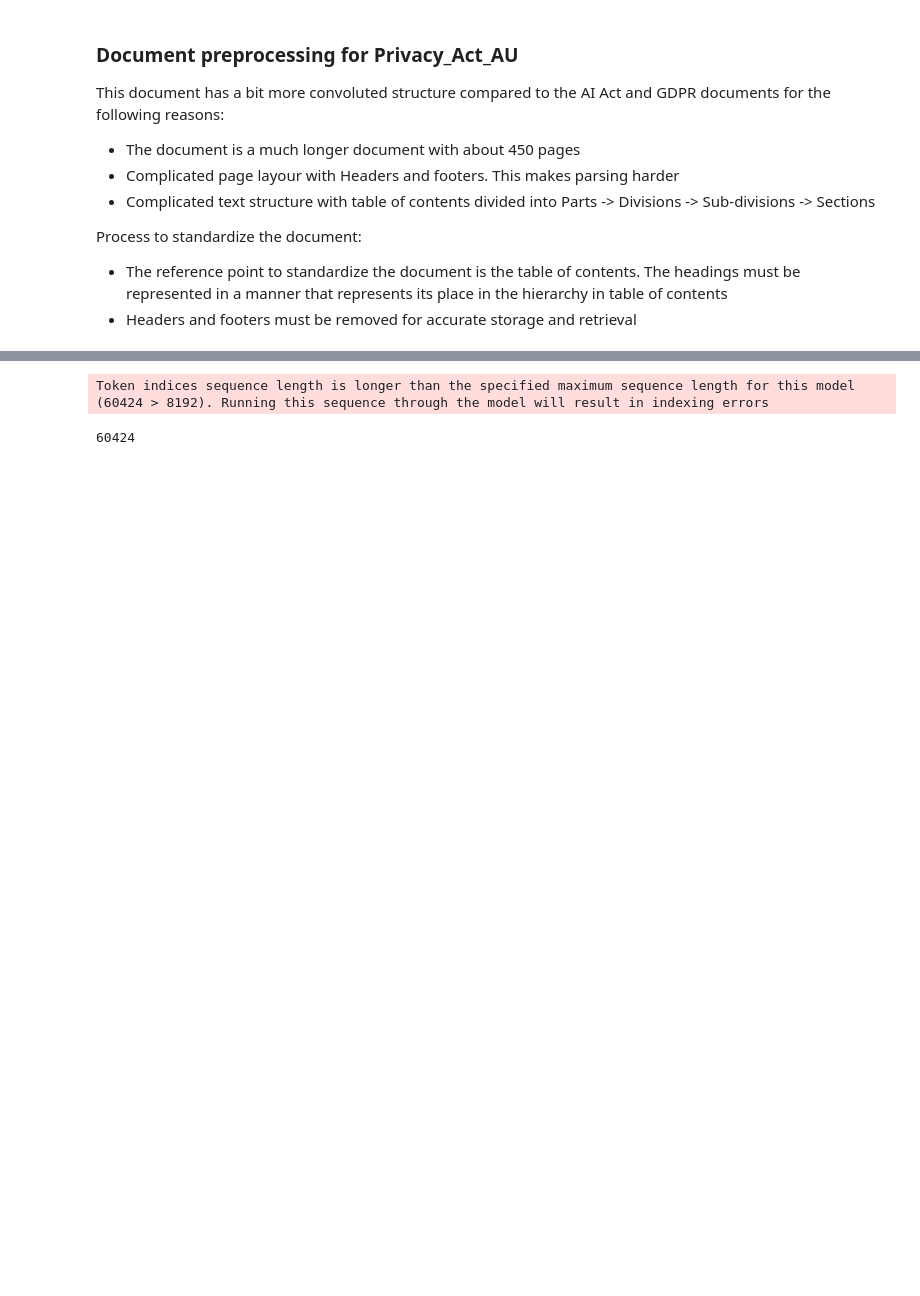
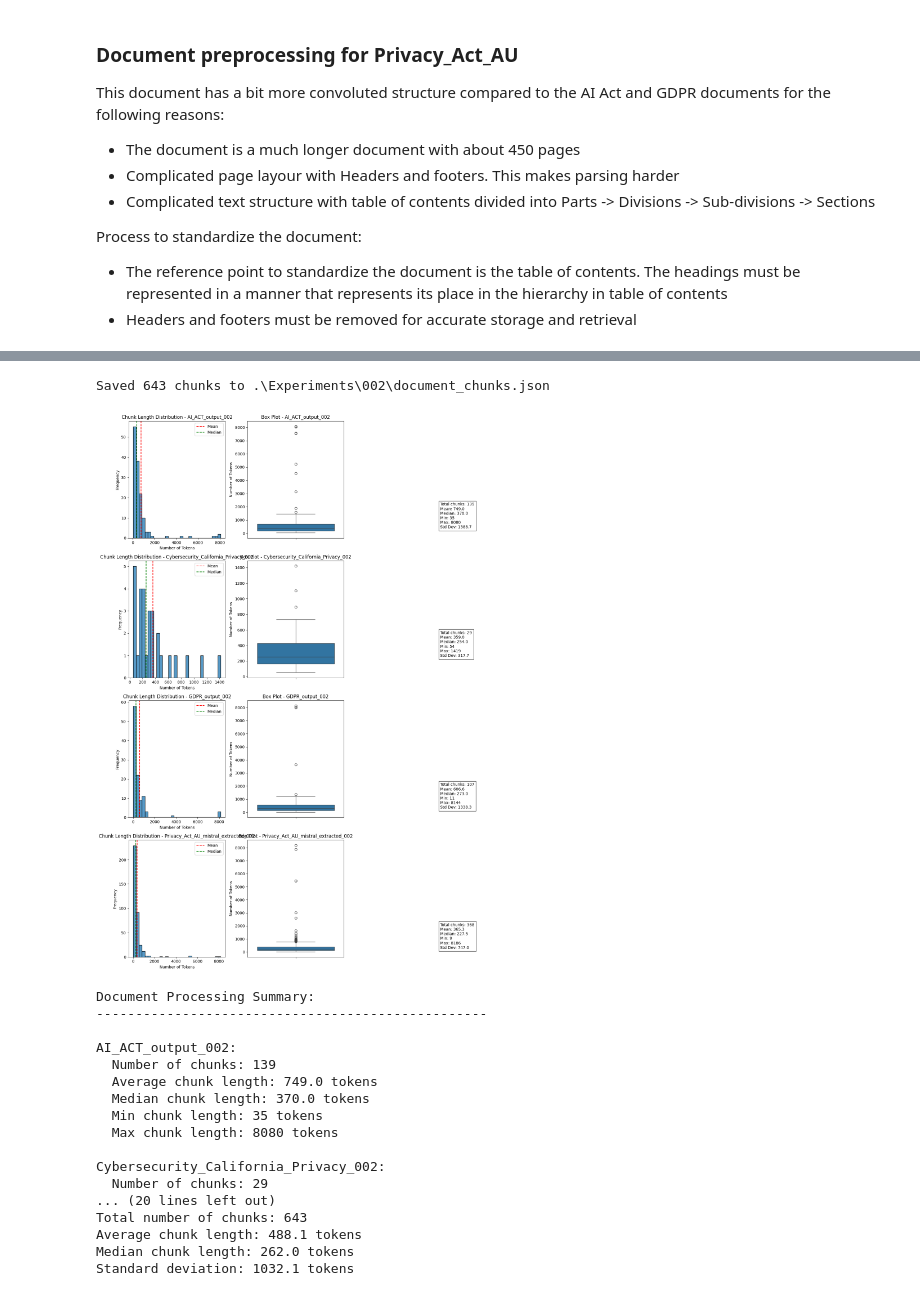
Before and after one commit to shresht8/RAG-case-study, a Jupyter notebook: data-preprocess.ipynb, the cells around one changed output, grey strips where cells are left out. Drawn from its saved outputs; the diff is of its cells as text; code cells hidden in the pictures; blank space fills up the shorter version.

Commit message:
chunker and distribution graph - experiment 2

```diff
--- a/data-preprocess.ipynb
+++ b/data-preprocess.ipynb
@@ -101,7 +101,7 @@ from docling.chunking import HybridChunker
 from docling.document_converter import DocumentConverter
 
 class DocumentChunker:
-    def __init__(self, base_dir: str = "processed_docs", model_id: str = "answerdotai/ModernBERT-base"):
+    def __init__(self,  file_ext: str, base_dir: str = "processed_docs", model_id: str = "answerdotai/ModernBERT-base"):
         """
         Initialize the DocumentChunker with necessary components.
 
@@ -115,6 +115,7 @@ class DocumentChunker:
 
         self.base_dir = Path(base_dir)
         self.model_id = model_id
+        self.file_ext = file_ext
 
         # Initialize components
         self._setup_components()
@@ -166,7 +167,7 @@ class DocumentChunker:
             Dictionary mapping document names to their ordered chunks
         """
         # Find all markdown files
-        md_files = list(self.base_dir.glob("**/*-with-image-refs.md"))
+        md_files = list(self.base_dir.glob(self.file_ext))
 
         if not md_files:
             self.logger.warning(f"No markdown files found in {self.base_dir}")
@@ -204,7 +205,7 @@ class DocumentChunker:
 # Example usage
 if __name__ == "__main__":
     # Initialize the chunker
-    doc_chunker = DocumentChunker()
+    doc_chunker = DocumentChunker(file_ext="**/*-with-image-refs.md")
 
     # Process all documents
     document_chunks = doc_chunker.process_directory()
@@ -1034,0 +1198,9 @@ Processed markdown has been written to processed_docs\Privacy_Act_AU\Privacy_Act
+# %%
+# Initialize the chunker with the specific file pattern
+doc_chunker = DocumentChunker(file_ext="**/*_002.md")
+
+# Process all documents
+document_chunks = doc_chunker.process_directory()
+
+# Print statistics
+doc_chunker.get_document_statistics()
@@ -1046,7 +1247,54 @@ splits = [split for doc in docs for split in splitter.split_text(doc.page_conten
-# %%
-tokenizer = AutoTokenizer.from_pretrained("answerdotai/ModernBERT-base")
-inputs = tokenizer(splits[3].page_content, return_tensors="pt")
-len(inputs['input_ids'][0])
-# %% [output]
-Token indices sequence length is longer than the specified maximum sequence length for this model (60424 > 8192). Running this sequence through the model will result in indexing errors
-60424
+# %%
+import json
+import os
+
+experiment_dir = '.\\Experiments\\002'
+# Prepare list to store all chunks with their metadata
+chunks_data = []
+
+# Loop through the document_chunks dictionary
+for doc_name, chunks in document_chunks.items():
+    # Process each chunk in the document
+    for i, chunk_content in enumerate(chunks):
+        chunk_data = {
+            "document_name": doc_name,
+            "chunk_id": f"{doc_name}_chunk_{i}",
+            "chunk_content": chunk_content
+        }
+        chunks_data.append(chunk_data)
+
+# Save to JSON file
+output_path = os.path.join(experiment_dir, "document_chunks.json")
+with open(output_path, 'w', encoding='utf-8') as f:
+    json.dump(chunks_data, f, indent=2, ensure_ascii=False)
+
+print(f"Saved {len(chunks_data)} chunks to {output_path}")
+# %% [output]
+Saved 643 chunks to .\Experiments\002\document_chunks.json
+# %%
+# Lets analyse the token length distribution
+
+# Generate visualizations and get statistics
+chunk_lengths, statistics = analyze_chunk_distribution(
+    document_chunks=document_chunks,
+    tokenizer=doc_chunker.tokenizer
+)
+# %% [output]
+[figure, added]
+Document Processing Summary:
+--------------------------------------------------
+
+AI_ACT_output_002:
+  Number of chunks: 139
+  Average chunk length: 749.0 tokens
+  Median chunk length: 370.0 tokens
+  Min chunk length: 35 tokens
+  Max chunk length: 8080 tokens
+
+Cybersecurity_California_Privacy_002:
+  Number of chunks: 29
+... (20 lines left out)
+Total number of chunks: 643
+Average chunk length: 488.1 tokens
+Median chunk length: 262.0 tokens
+Standard deviation: 1032.1 tokens
```
Also changed, not shown: parts of 7 cells of this notebook, 1 other file.
